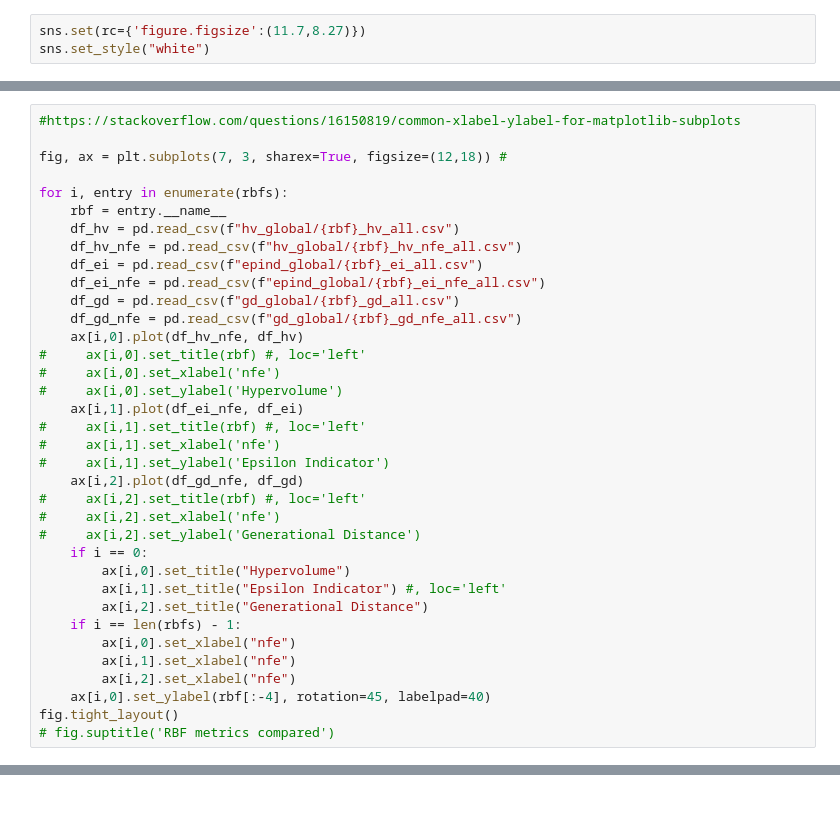
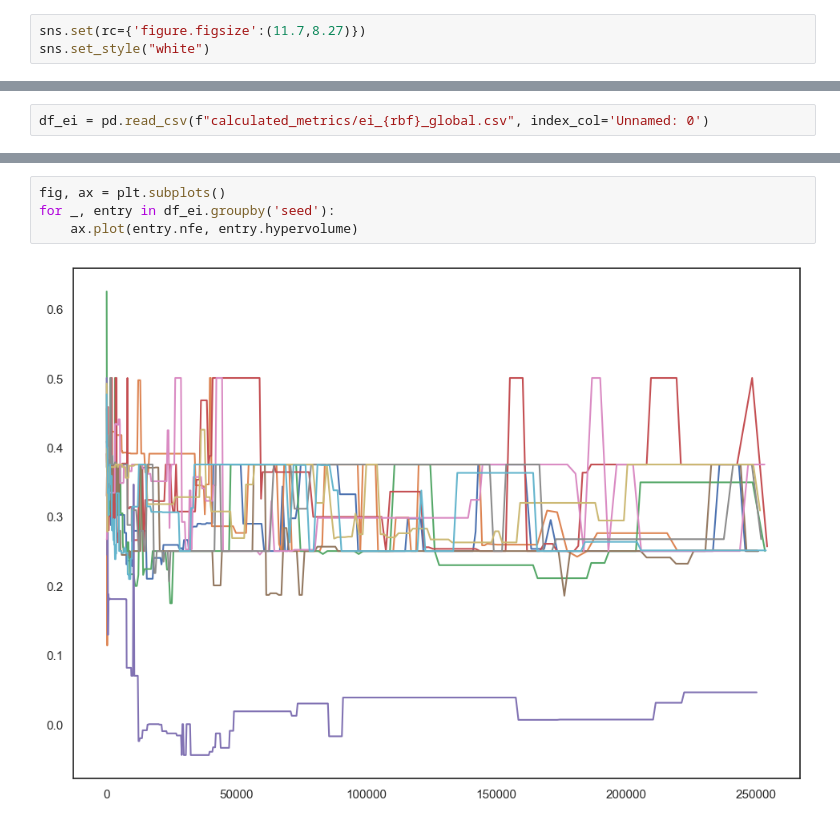
Before and after one commit to JazminZatarain/MUSEH2O, a Jupyter notebook: susquehanna/notebooks/09. Combined Vizualisation.ipynb, the cells around one changed output, grey strips where cells are left out. Cells and saved outputs as stored; diff of their text form.

```diff
--- a/susquehanna/notebooks/09. Combined Vizualisation.ipynb
+++ b/susquehanna/notebooks/09. Combined Vizualisation.ipynb
@@ -118,36 +23,0 @@ for entry in rbfs:
-# %%
-#https://stackoverflow.com/questions/16150819/common-xlabel-ylabel-for-matplotlib-subplots
-
-fig, ax = plt.subplots(7, 3, sharex=True, figsize=(12,18)) #
-
-for i, entry in enumerate(rbfs):
-    rbf = entry.__name__
-    df_hv = pd.read_csv(f"hv_global/{rbf}_hv_all.csv")
-    df_hv_nfe = pd.read_csv(f"hv_global/{rbf}_hv_nfe_all.csv")
-    df_ei = pd.read_csv(f"epind_global/{rbf}_ei_all.csv")
-    df_ei_nfe = pd.read_csv(f"epind_global/{rbf}_ei_nfe_all.csv")
-    df_gd = pd.read_csv(f"gd_global/{rbf}_gd_all.csv")
-    df_gd_nfe = pd.read_csv(f"gd_global/{rbf}_gd_nfe_all.csv")
-    ax[i,0].plot(df_hv_nfe, df_hv)
-#     ax[i,0].set_title(rbf) #, loc='left'
-#     ax[i,0].set_xlabel('nfe')
-#     ax[i,0].set_ylabel('Hypervolume')
-    ax[i,1].plot(df_ei_nfe, df_ei)
-#     ax[i,1].set_title(rbf) #, loc='left'
-#     ax[i,1].set_xlabel('nfe')
-#     ax[i,1].set_ylabel('Epsilon Indicator')
-    ax[i,2].plot(df_gd_nfe, df_gd)
-#     ax[i,2].set_title(rbf) #, loc='left'
-#     ax[i,2].set_xlabel('nfe')
-#     ax[i,2].set_ylabel('Generational Distance')
-    if i == 0:
-        ax[i,0].set_title("Hypervolume")
-        ax[i,1].set_title("Epsilon Indicator") #, loc='left'
-        ax[i,2].set_title("Generational Distance")
-    if i == len(rbfs) - 1:
-        ax[i,0].set_xlabel("nfe")
-        ax[i,1].set_xlabel("nfe")
-        ax[i,2].set_xlabel("nfe")
-    ax[i,0].set_ylabel(rbf[:-4], rotation=45, labelpad=40)
-fig.tight_layout()
-# fig.suptitle('RBF metrics compared')
@@ -239,0 +88,2 @@ FileNotFoundError: [Errno 2] No such file or directory: 'hv_global/original_rbf_
+# %%
+df_ei = pd.read_csv(f"calculated_metrics/ei_{rbf}_global.csv", index_col='Unnamed: 0')
@@ -239,0 +106,6 @@ FileNotFoundError: [Errno 2] No such file or directory: 'hv_global/original_rbf_
+# %%
+fig, ax = plt.subplots()
+for _, entry in df_ei.groupby('seed'):
+    ax.plot(entry.nfe, entry.hypervolume)
+# %% [output]
+[figure, added]
```
Also changed, not shown: parts of 7 cells of this notebook, 31 other files.
